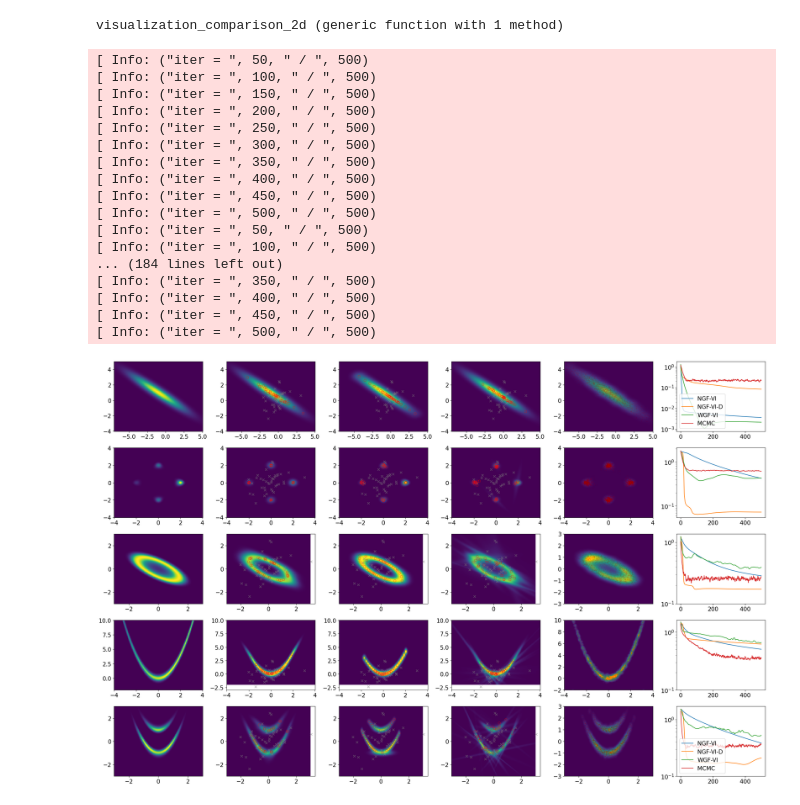
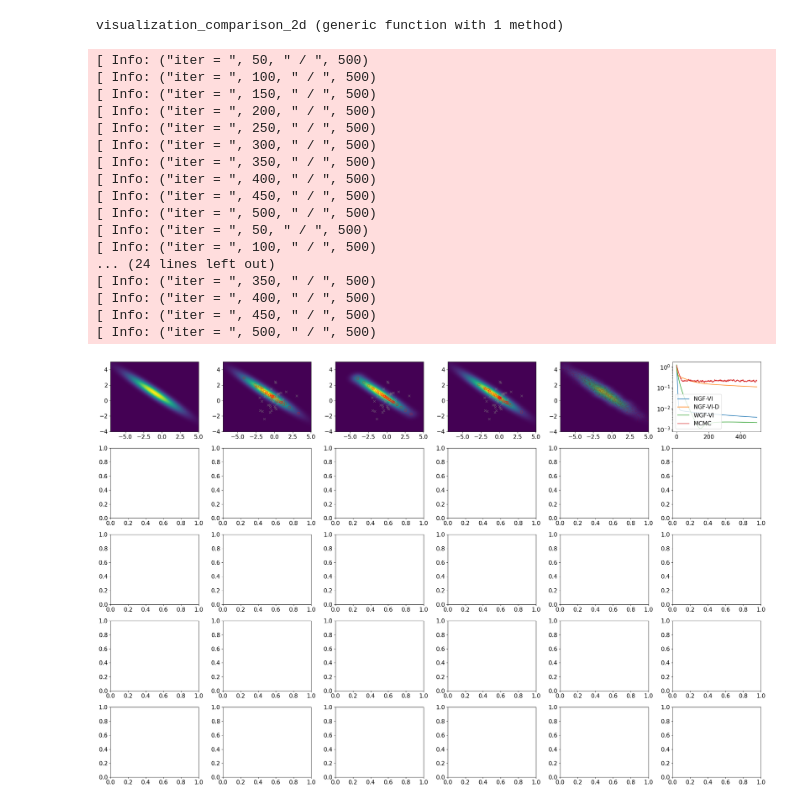
Before and after one commit to Baojun-Che/Bayesian-Inverse-Problems, a Jupyter notebook: Derivative-Free-Variational-Inference/MultiModal-Comparison-2D.ipynb, the cells around one changed output. Cells and saved outputs as stored; diff of their text form; code cells hidden in the pictures.

```diff
--- a/Derivative-Free-Variational-Inference/MultiModal-Comparison-2D.ipynb
+++ b/Derivative-Free-Variational-Inference/MultiModal-Comparison-2D.ipynb
@@ -170,8 +170,7 @@ Nx, Ny = 200,200
 
 ση = 1.0
 Gtype = "Gaussian"
-dt1 = 5e-1
-dt3 = 1.0
+dt1 = dt3 = 0.5
 dt2 = 1.4e-1
 A = [1.0 1.0; 1.0 2.0]
 y = [0.0; 1.0; zeros(N_x-2)]
@@ -188,12 +187,11 @@ ens_MCMC=Run_StretchMove(ens_0,func_prob; output="History", N_iter=N_iter)
 visualization_comparison_2d(ax[1,:], obj_NGFlow, obj_NGFlow_D, obj_GMWVI, ens_MCMC ; Nx = Nx, Ny = Ny, x_lim=[-7.0, 5.0], y_lim=[-4.0, 5.0], func_F=func_F,
     bandwidth=(0.32,0.22), make_label=true,  N_iter= N_iter)
 
-
+#=
 
 ση = 1.0
 Gtype = "Four_modes"
-dt1 = 2e-3
-dt3 = 1.0
+dt1 = dt3 = 0.5
 dt2 = 5e-3
 y = [4.2297; 4.2297; 0.5; 0.0; zeros(N_x-2)]
 func_args = (y, ση, 0, Gtype)
@@ -213,8 +211,7 @@ visualization_comparison_2d(ax[2,:],  obj_NGFlow, obj_NGFlow_D, obj_GMWVI, ens_M
 
 ση = [0.5; ones(N_x-2)]
 Gtype = "Circle"
-dt1 = 6e-3
-dt3 = 1.0
+dt1 = dt3 = 0.5
 dt2 = 5e-3
 A = [1.0 1.0; 1.0 2.0]
 y = [1.0; zeros(N_x-2)]
@@ -235,9 +232,8 @@ visualization_comparison_2d(ax[3,:], obj_NGFlow, obj_NGFlow_D, obj_GMWVI, ens_MC
 
 ση = [sqrt(10.0); sqrt(10.0); ones(N_x-2)]
 Gtype = "Banana"
-dt1 = 7e-3
+dt1 = dt3 = 0.5
 dt2 = 4e-3
-dt3 = 1.0
 λ = 10.0
 y = [0.0; 1.0; zeros(N_x-2)]
 func_args = (y, ση, λ , Gtype)
@@ -257,9 +253,8 @@ visualization_comparison_2d(ax[4,:], obj_NGFlow, obj_NGFlow_D, obj_GMWVI, ens_MC
 
 ση = [0.3; 1.0; 1.0; ones(N_x-2)]
 Gtype = "Double_banana"
-dt1 = 2e-3
+dt1 = dt3 = 0.5
 dt2 = 8e-4
-dt3 = 1.0
 λ = 100.0
 y = [log(λ+1); 0.0; 0.0; zeros(N_x-2)]
 func_args = (y, ση, λ , Gtype)
@@ -267,34 +262,34 @@ func_F(x) = F(x, func_args)
 func_dPhi(x) = dPhi(x, func_args)
 func_prob(x)=exp(logrho(x, func_args))
 
 obj_NGFlow = Gaussian_mixture_NGFVI(func_dPhi, nothing, x0_w, x0_mean, xx0_cov; diagonal_covariance = false, N_iter = N_iter, dt = dt1)[1]
 obj_NGFlow_D = Gaussian_mixture_NGFVI(func_dPhi, nothing, x0_w, x0_mean, xx0_cov; diagonal_covariance = true, N_iter = N_iter, dt = dt3)[1]
 obj_GMWVI = Gaussian_mixture_WGFVI(func_dPhi, x0_w, x0_mean, xx0_cov; N_iter = N_iter, dt = dt2, Hessian_correct_GM=Hessian_correct_GM)[1]
 ens_MCMC=Run_StretchMove(ens_0,func_prob; output="History", N_iter=N_iter)
 
 visualization_comparison_2d(ax[5,:], obj_NGFlow, obj_NGFlow_D, obj_GMWVI, ens_MCMC ; Nx = Nx, Ny = Ny, x_lim=[-3.0, 3.0], y_lim=[-3.0, 3.0], func_F=func_F,
     bandwidth=(0.06,0.11), make_label=false,  N_iter= N_iter)
 
-
+=#
 
 fig.tight_layout()
-fig.savefig("MultiModal-Comparison-2D.pdf")
+#fig.savefig("MultiModal-Comparison-2D.pdf")
 # %% [output]
 [ Info: ("iter = ", 50, " / ", 500)
 [ Info: ("iter = ", 100, " / ", 500)
 [ Info: ("iter = ", 150, " / ", 500)
 [ Info: ("iter = ", 200, " / ", 500)
 [ Info: ("iter = ", 250, " / ", 500)
 [ Info: ("iter = ", 300, " / ", 500)
 [ Info: ("iter = ", 350, " / ", 500)
 [ Info: ("iter = ", 400, " / ", 500)
 [ Info: ("iter = ", 450, " / ", 500)
 [ Info: ("iter = ", 500, " / ", 500)
 [ Info: ("iter = ", 50, " / ", 500)
 [ Info: ("iter = ", 100, " / ", 500)
-... (184 lines left out)
+... (24 lines left out)
 [ Info: ("iter = ", 350, " / ", 500)
 [ Info: ("iter = ", 400, " / ", 500)
 [ Info: ("iter = ", 450, " / ", 500)
 [ Info: ("iter = ", 500, " / ", 500)
-[figure, old version]
+[figure, new version]
```
Also changed, not shown: 2 other files.
